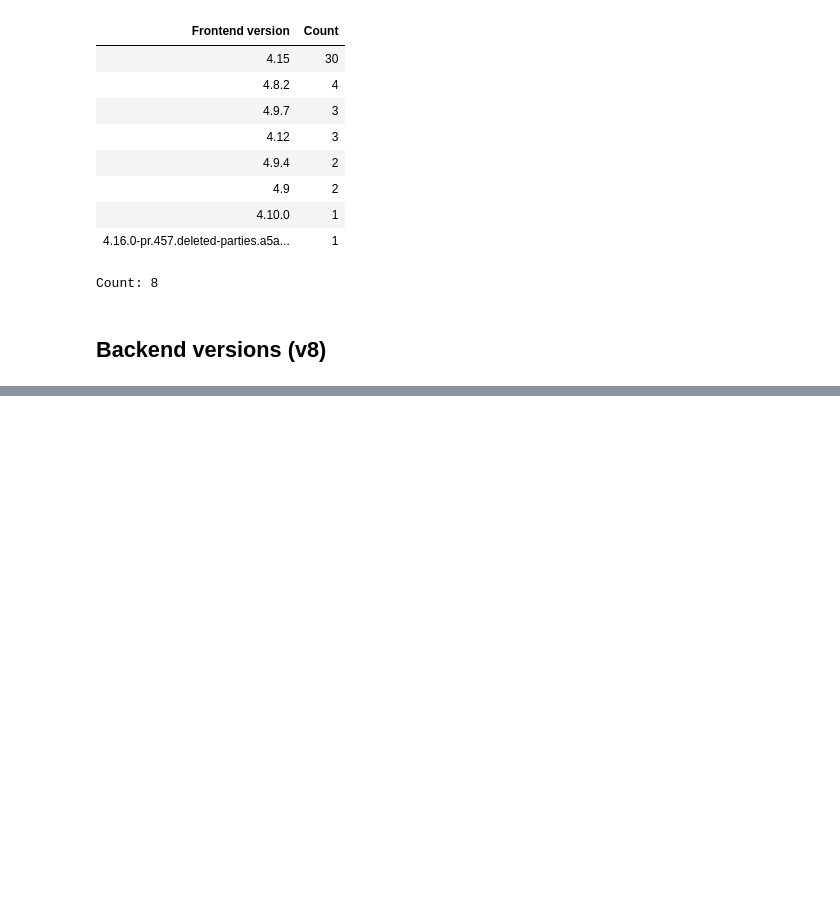
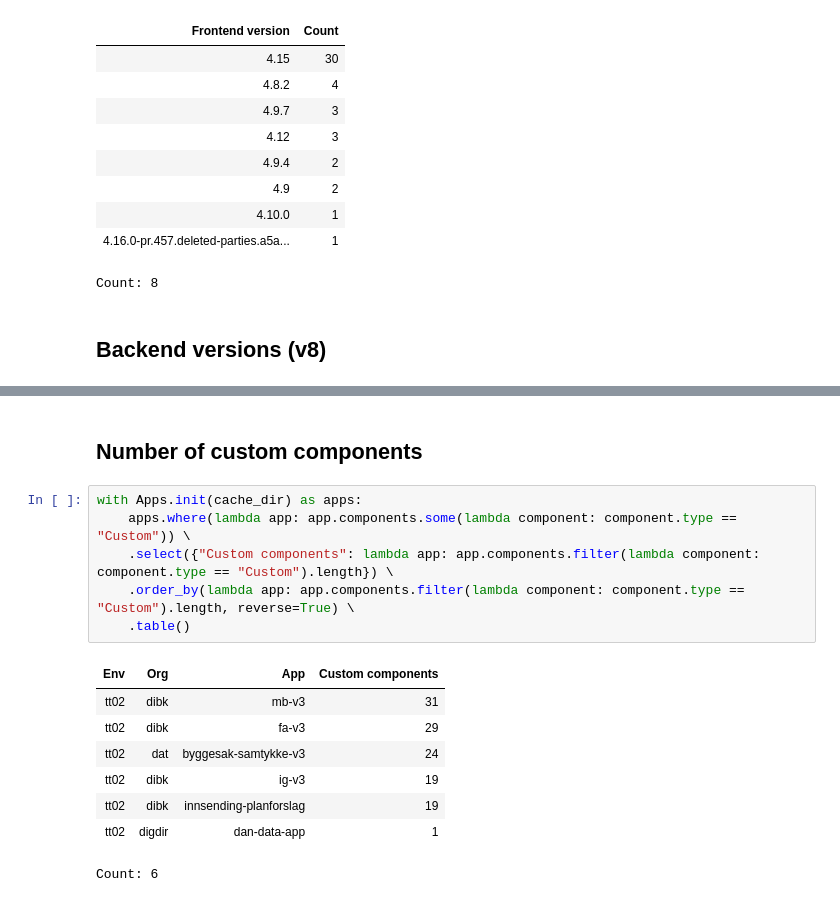
Before and after one commit to bjosttveit/altinn-app-insight, a Jupyter notebook: notebooks/version.ipynb, the cells around one changed output, grey strips where cells are left out. Cells and saved outputs as stored; diff of their text form; blank space fills up the shorter version.

```diff
--- a/notebooks/version.ipynb
+++ b/notebooks/version.ipynb
@@ -83,0 +84,17 @@ Count: 28
+# %% [markdown]
+## Number of custom components
+# %%
+with Apps.init(cache_dir) as apps:
+    apps.where(lambda app: app.components.some(lambda component: component.type == "Custom")) \
+    .select({"Custom components": lambda app: app.components.filter(lambda component: component.type == "Custom").length}) \
+    .order_by(lambda app: app.components.filter(lambda component: component.type == "Custom").length, reverse=True) \
+    .table()
+# %% [output]
+| Env | Org | App | Custom components |
+| tt02 | dibk | mb-v3 | 31 |
+| tt02 | dibk | fa-v3 | 29 |
+| tt02 | dat | byggesak-samtykke-v3 | 24 |
+| tt02 | dibk | ig-v3 | 19 |
+| tt02 | dibk | innsending-planforslag | 19 |
+| tt02 | digdir | dan-data-app | 1 |
+Count: 6
```
Also changed, not shown: parts of 2 cells of this notebook, 8 other files.
